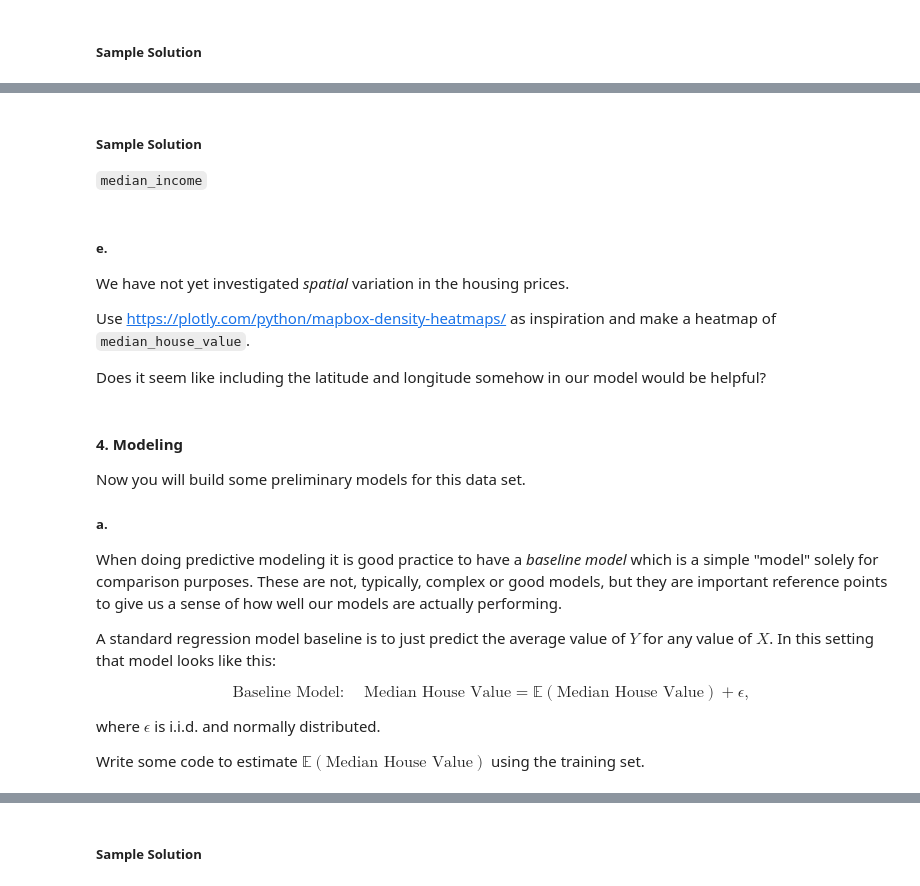
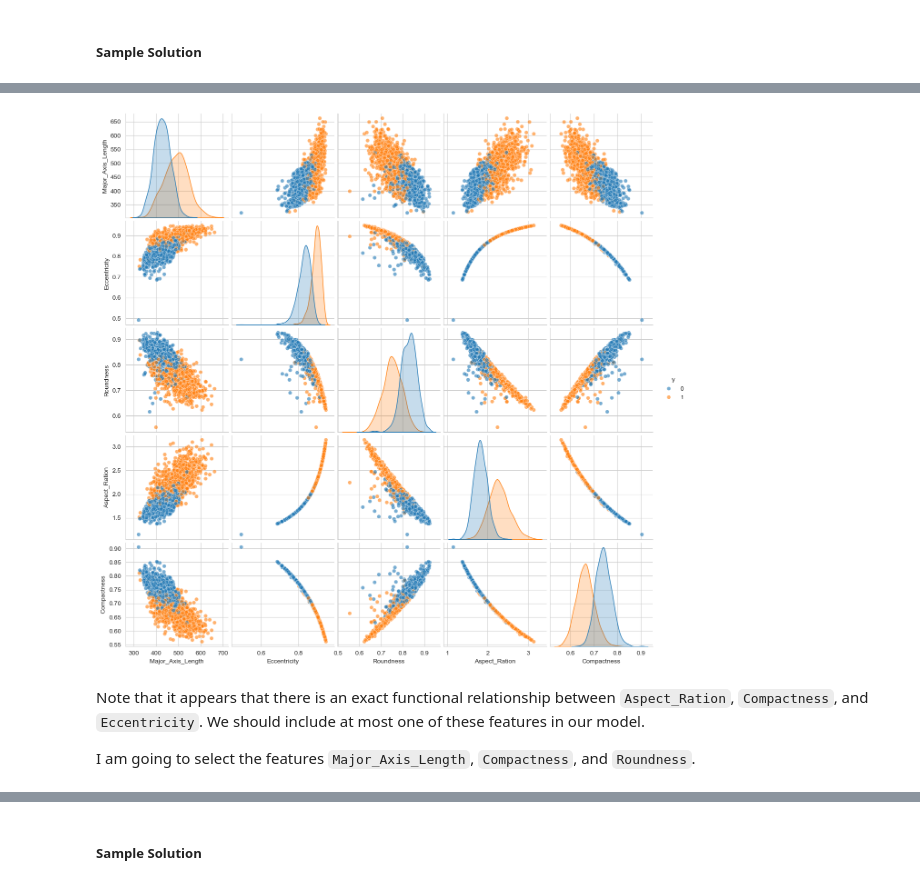
Before and after one commit to seroparelphd/data-science-fall-2025, a Jupyter notebook: problem_sessions/01_supervised_learning/1_Problem_Session_Complete.ipynb, the cells around one changed output, grey strips where cells are left out. Drawn from its saved outputs; the diff is of its cells as text; code cells hidden in the pictures.

```diff
--- a/problem_sessions/01_supervised_learning/1_Problem_Session_Complete.ipynb
+++ b/problem_sessions/01_supervised_learning/1_Problem_Session_Complete.ipynb
@@ -225,12 +186,0 @@ WARNING:  while using feature/outcome correlation is a reasonable choice for fea
-# %% [markdown]
-##### Sample Solution
-
-`median_income`
-# %% [markdown]
-##### e.
-
-We have not yet investigated *spatial* variation in the housing prices.
-
-Use [https://plotly.com/python/mapbox-density-heatmaps/](https://plotly.com/python/mapbox-density-heatmaps/) as inspiration and make a heatmap of `median_house_value`.
-
-Does it seem like including the latitude and longitude somehow in our model would be helpful?
@@ -249,18 +187,16 @@ fig.show()
-# %% [markdown]
-#### 4. Modeling
-
-Now you will build some preliminary models for this data set.
-
-##### a.
-
-When doing predictive modeling it is good practice to have a <i>baseline model</i> which is a simple "model" solely for comparison purposes. These are not, typically, complex or good models, but they are important reference points to give us a sense of how well our models are actually performing.
-
-A standard regression model baseline is to just predict the average value of $Y$ for any value of $X$. In this setting that model looks like this:
-
-$$
-\text{Baseline Model: } \ \ \ \ \text{Median House Value} = \mathbb{E}\left(\text{Median House Value}\right) + \epsilon,
-$$
-
-where $\epsilon$ is i.i.d. and normally distributed.
-
-Write some code to estimate $\mathbb{E}\left(\text{Median House Value}\right)$ using the training set.
+# %%
+sns.pairplot(data = seeds_tt,
+                x_vars = ['Major_Axis_Length', 'Eccentricity',
+                              'Roundness', 'Aspect_Ration', 'Compactness'],
+                y_vars = ['Major_Axis_Length', 'Eccentricity',
+                              'Roundness', 'Aspect_Ration', 'Compactness'],
+                hue = 'y',
+                plot_kws = {'alpha':.6})
+
+plt.show()
+# %% [output]
+[figure, added]
+# %% [markdown]
+Note that it appears that there is an exact functional relationship between `Aspect_Ration`, `Compactness`, and `Eccentricity`.  We should include at most one of these features in our model.
+
+I am going to select the features `Major_Axis_Length`, `Compactness`, and `Roundness`.
```
Also changed, not shown: parts of 81 cells of this notebook, 1 other file.
